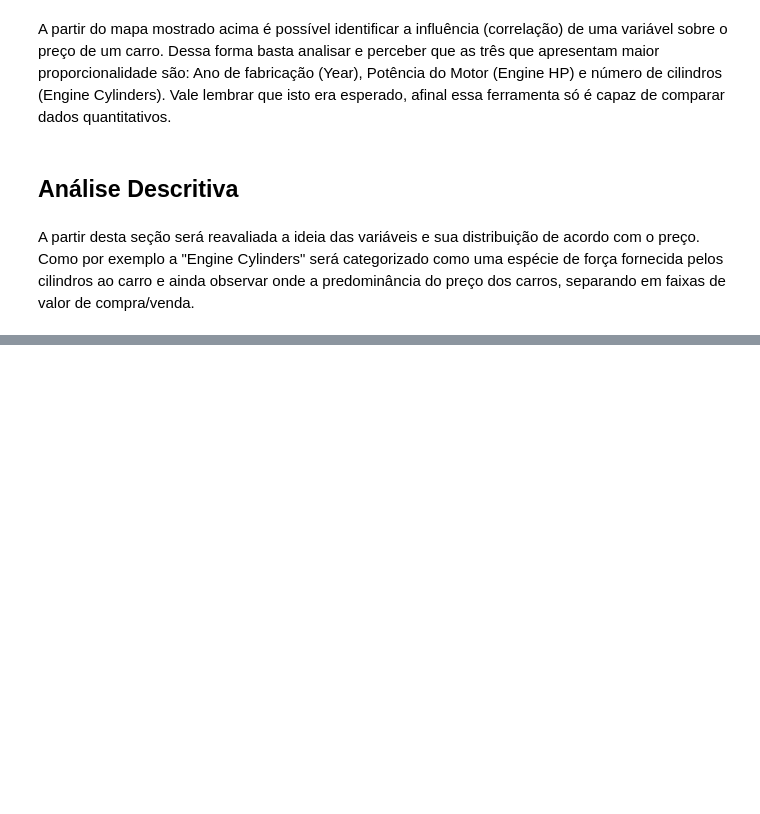
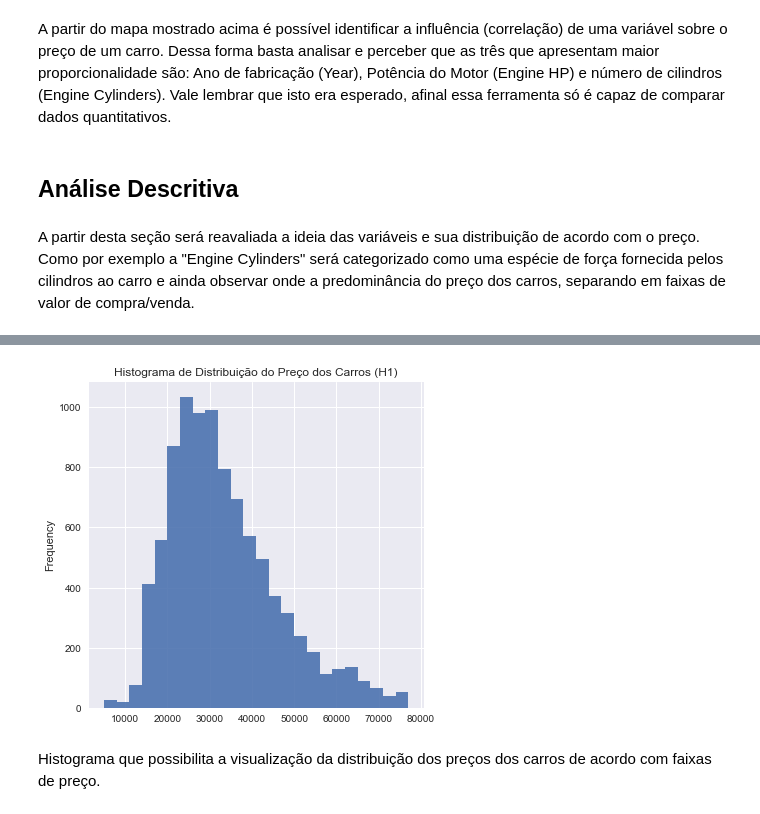
Before and after one commit to phdaher/CD2-Projeto-3, a Jupyter notebook: Projeto 3/Predição de preços de carros.ipynb, the cells around one changed output, grey strips where cells are left out. Saved outputs shown, nothing was run; the diff lists cells and outputs as text; code cells hidden in the pictures; blank space fills up the shorter version.

Commit message:
Histograma por Gabriel Camargo

```diff
--- a/Projeto 3/Predição de preços de carros.ipynb
+++ b/Projeto 3/Predição de preços de carros.ipynb
@@ -83,0 +80,4 @@ data.head()
+# %%
+faixa = range(5000,80000,3000)
+price = pd.cut(data.Price, bins=faixa)
+price.value_counts(sort=False, normalize=True)*100
@@ -83,0 +102,7 @@ data.head()
+# %%
+plot = data.Price.plot.hist(bins=faixa,title='Histograma de Distribuição do Preço dos Carros (H1)', figsize=(6, 6), alpha=0.9)
+plt.show()
+# %% [output]
+[figure, added]
+# %% [markdown]
+   Histograma que possibilita a visualização da distribuição dos preços dos carros de acordo com faixas de preço.
```
Also changed, not shown: parts of 7 cells of this notebook.
